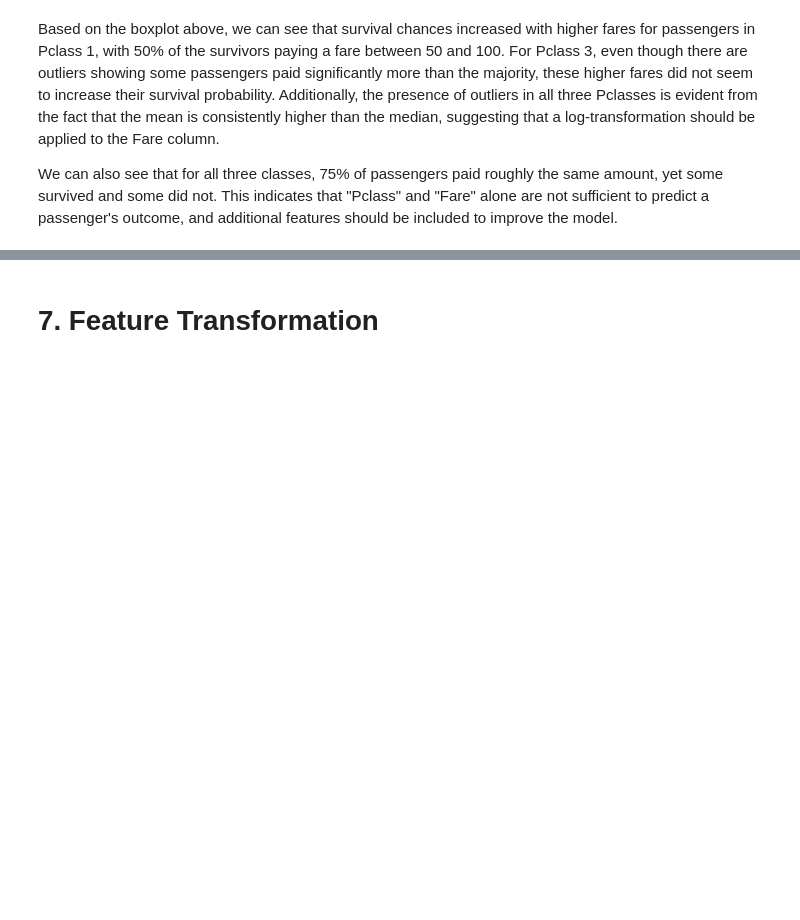
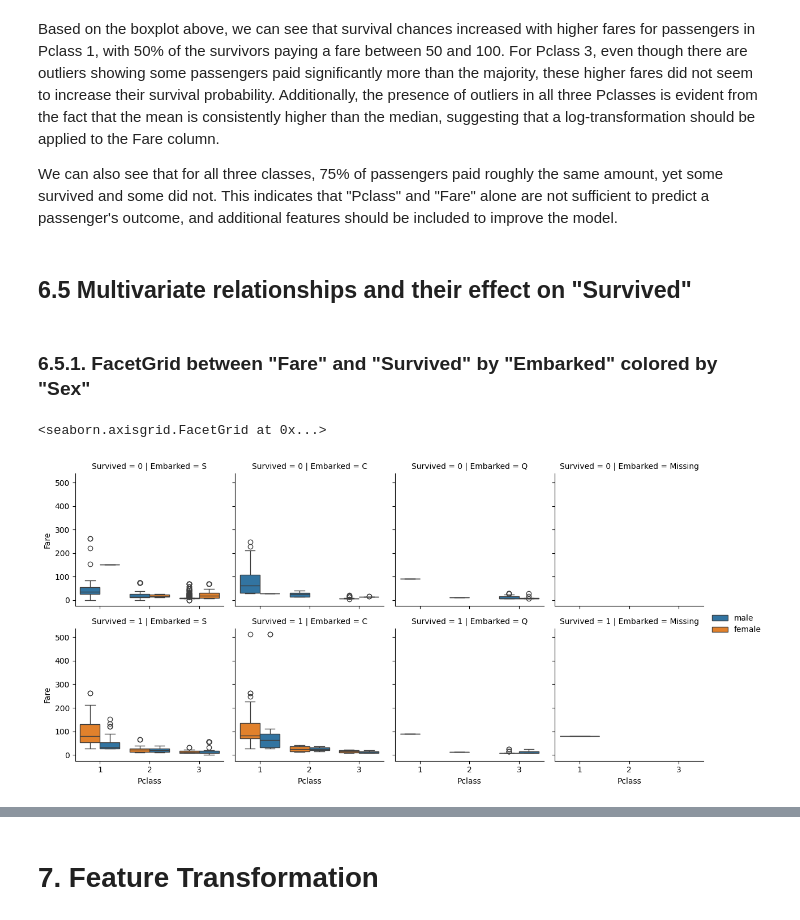
Before and after one commit to catalinm955/Titanic-ML, a Jupyter notebook: notebooks/01_EDA.ipynb, the cells around one changed output, grey strips where cells are left out. Cells and saved outputs as stored; diff of their text form; code cells hidden in the pictures; blank space fills up the shorter version.

```diff
--- a/notebooks/01_EDA.ipynb
+++ b/notebooks/01_EDA.ipynb
@@ -630,3 +641,15 @@ axes[1].set_yscale('log') # Reduces the outliers impact
 Based on the boxplot above, we can see that survival chances increased with higher fares for passengers in Pclass 1, with 50% of the survivors paying a fare between 50 and 100. For Pclass 3, even though there are outliers showing some passengers paid significantly more than the majority, these higher fares did not seem to increase their survival probability. Additionally, the presence of outliers in all three Pclasses is evident from the fact that the mean is consistently higher than the median, suggesting that a log-transformation should be applied to the Fare column.
 
 We can also see that for all three classes, 75% of passengers paid roughly the same amount, yet some survived and some did not. This indicates that "Pclass" and "Fare" alone are not sufficient to predict a passenger's outcome, and additional features should be included to improve the model.
+# %% [markdown]
+## 6.5 Multivariate relationships and their effect on "Survived"
+# %% [markdown]
+### 6.5.1. FacetGrid between "Fare" and "Survived" by "Embarked" colored by "Sex"
+# %%
+g = sns.FacetGrid(train_dataset_processed, col = 'Embarked', row = 'Survived')
+palette = {'male': '#1f77b4', 'female': '#ff7f0e'}
+g.map_dataframe(sns.boxplot, 'Pclass', 'Fare', hue = 'Sex', palette = palette)
+g.add_legend()
+# %% [output]
+<seaborn.axisgrid.FacetGrid at 0x...>
+[figure, added]
```
Also changed, not shown: parts of 13 cells of this notebook, 1 other file.
